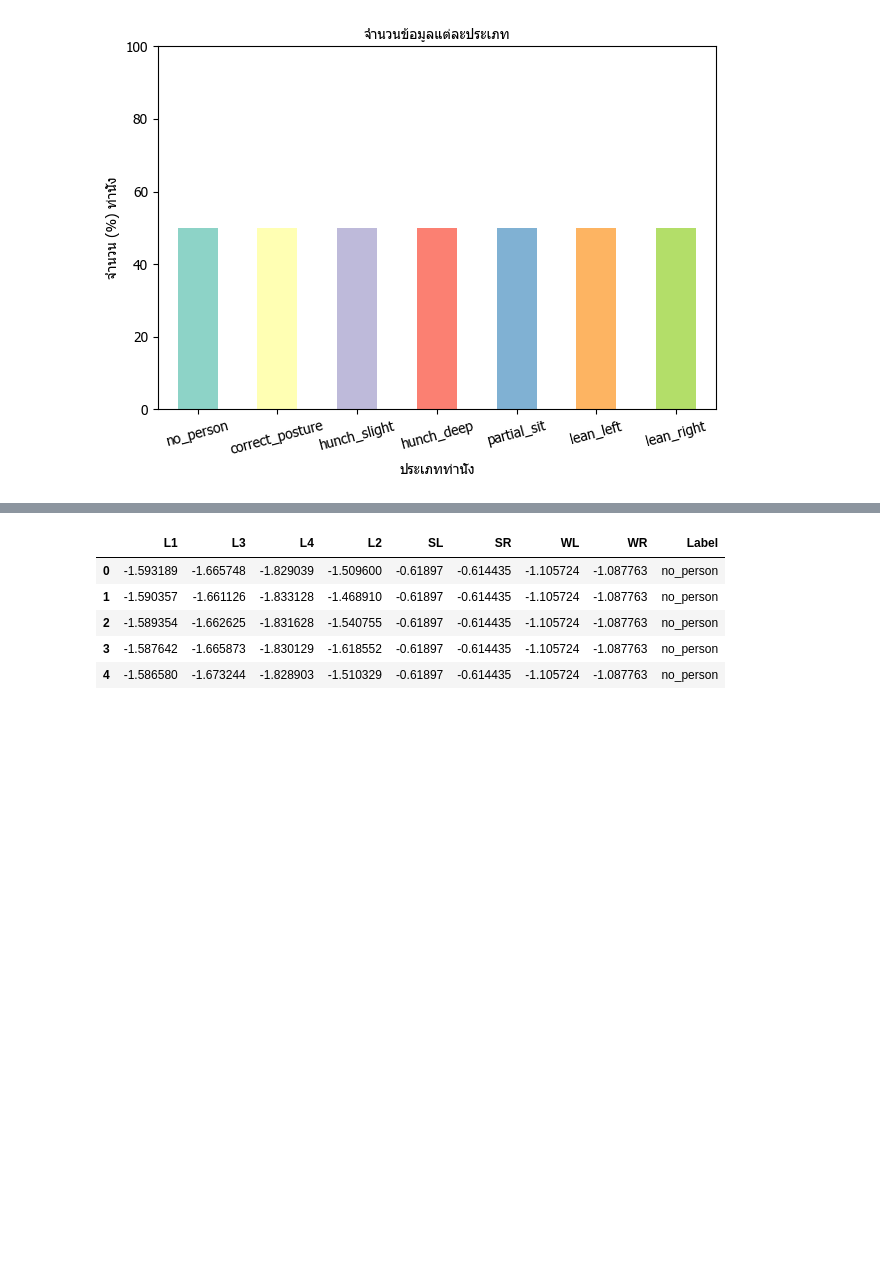
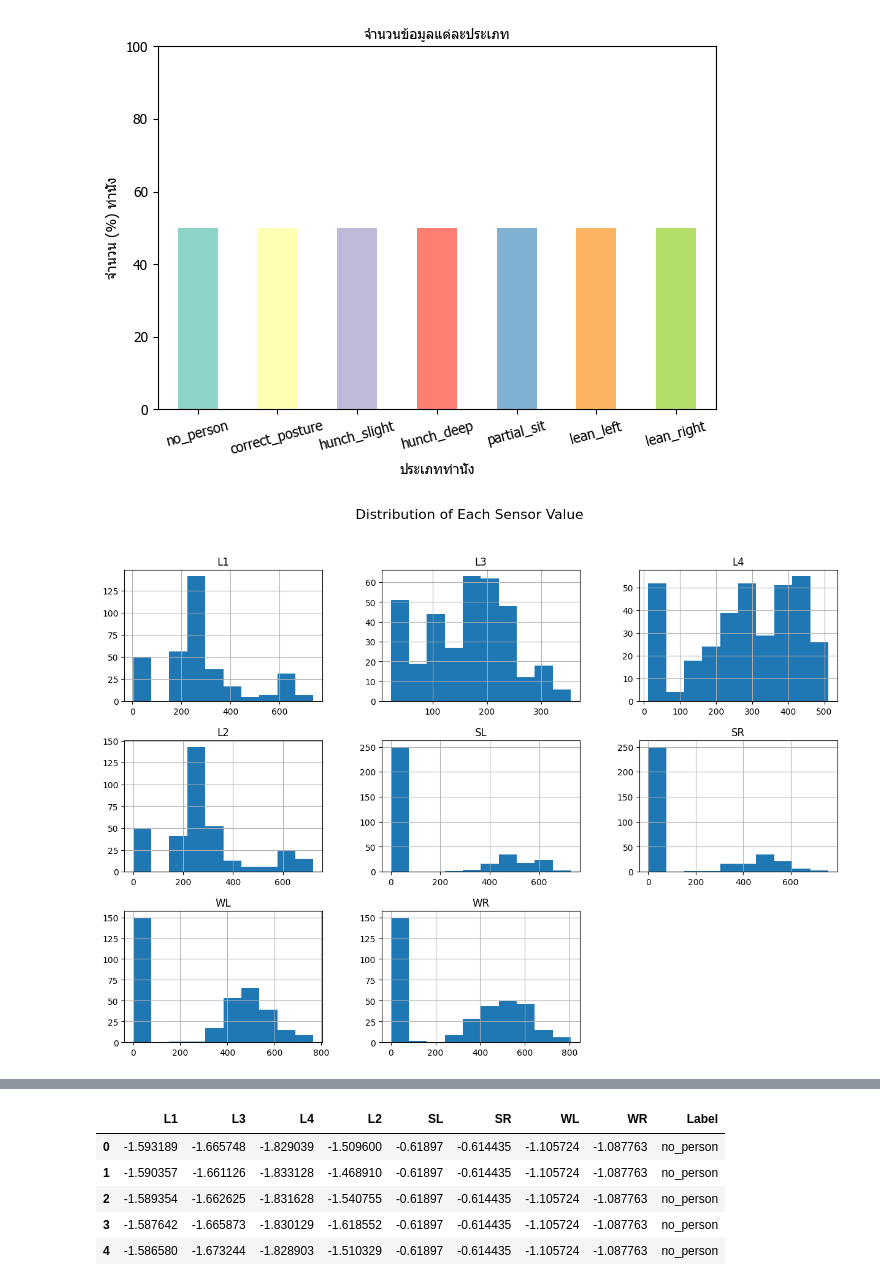
Before and after one commit to Aukkaradet-C/ProjectHealthyChair, a Jupyter notebook: ModelHealthyChairV1.ipynb, the cells around one changed output, grey strips where cells are left out. Cells and saved outputs as stored; diff of their text form; code cells hidden in the pictures; blank space fills up the shorter version.

```diff
--- a/ModelHealthyChairV1.ipynb
+++ b/ModelHealthyChairV1.ipynb
@@ -58,6 +94,13 @@ plt.tight_layout()
 plt.show()
 # %% [output]
 [figure]
+# %%
+# ดูการกระจายของข้อมูล
+df.hist(figsize=(15, 10))
+plt.suptitle("Distribution of Each Sensor Value", fontsize=16)
+plt.show()
+# %% [output]
+[figure, added]
 # %%
 import seaborn as sns
 plt.figure(figsize=(10, 8))
```
Also changed, not shown: parts of 7 cells of this notebook, 1 other file.
